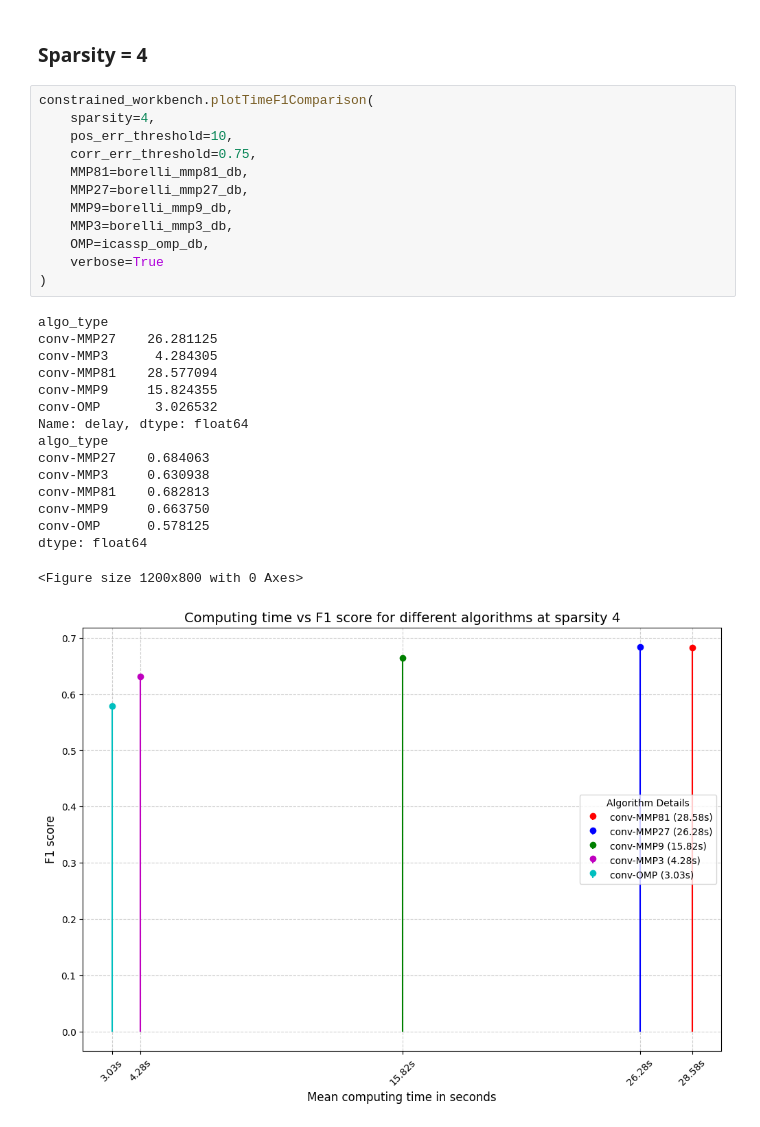
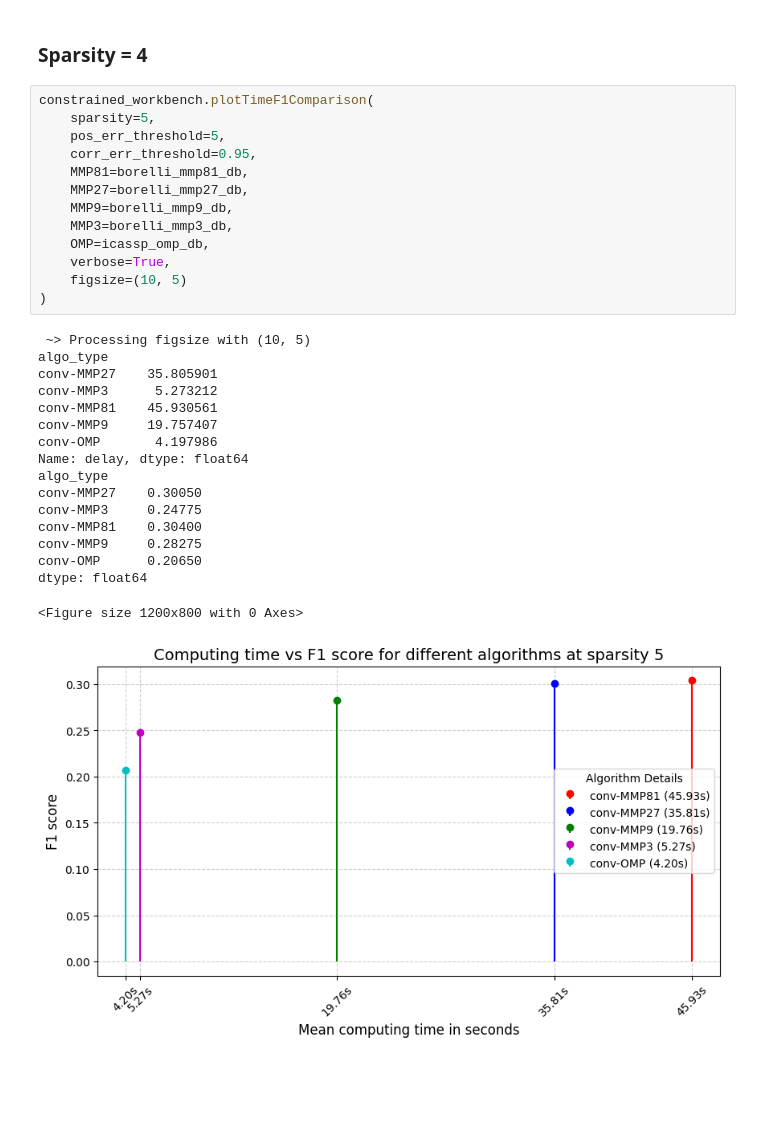
Before and after one commit to yanisgomes/csc, a Jupyter notebook: icassp/icassp_f1_vs_time.ipynb, the cells around one changed output. Cells and saved outputs as stored; diff of their text form; blank space fills up the shorter version.

```diff
--- a/icassp/icassp_f1_vs_time.ipynb
+++ b/icassp/icassp_f1_vs_time.ipynb
@@ -95,32 +66,34 @@ dtype: float64
 ### Sparsity = 4
 # %%
 constrained_workbench.plotTimeF1Comparison(
-    sparsity=4,
-    pos_err_threshold=10,
-    corr_err_threshold=0.75,
+    sparsity=5,
+    pos_err_threshold=5,
+    corr_err_threshold=0.95,
     MMP81=borelli_mmp81_db,
     MMP27=borelli_mmp27_db,
     MMP9=borelli_mmp9_db,
     MMP3=borelli_mmp3_db,
     OMP=icassp_omp_db,
-    verbose=True
+    verbose=True,
+    figsize=(10, 5)
 )
 # %% [output]
+ ~> Processing figsize with (10, 5)
 algo_type
-conv-MMP27    26.281125
-conv-MMP3      4.284305
-conv-MMP81    28.577094
-conv-MMP9     15.824355
-conv-OMP       3.026532
+conv-MMP27    35.805901
+conv-MMP3      5.273212
+conv-MMP81    45.930561
+conv-MMP9     19.757407
+conv-OMP       4.197986
 Name: delay, dtype: float64
 algo_type
-conv-MMP27    0.684063
-conv-MMP3     0.630938
-conv-MMP81    0.682813
-conv-MMP9     0.663750
-conv-OMP      0.578125
+conv-MMP27    0.30050
+conv-MMP3     0.24775
+conv-MMP81    0.30400
+conv-MMP9     0.28275
+conv-OMP      0.20650
 dtype: float64
 <Figure size 1200x800 with 0 Axes>
-[figure, old version]
+[figure, new version]
 # %%
 constrained_workbench.plotTimeF1Comparison(
```
Also changed, not shown: parts of 7 cells of this notebook, 2 other files.
